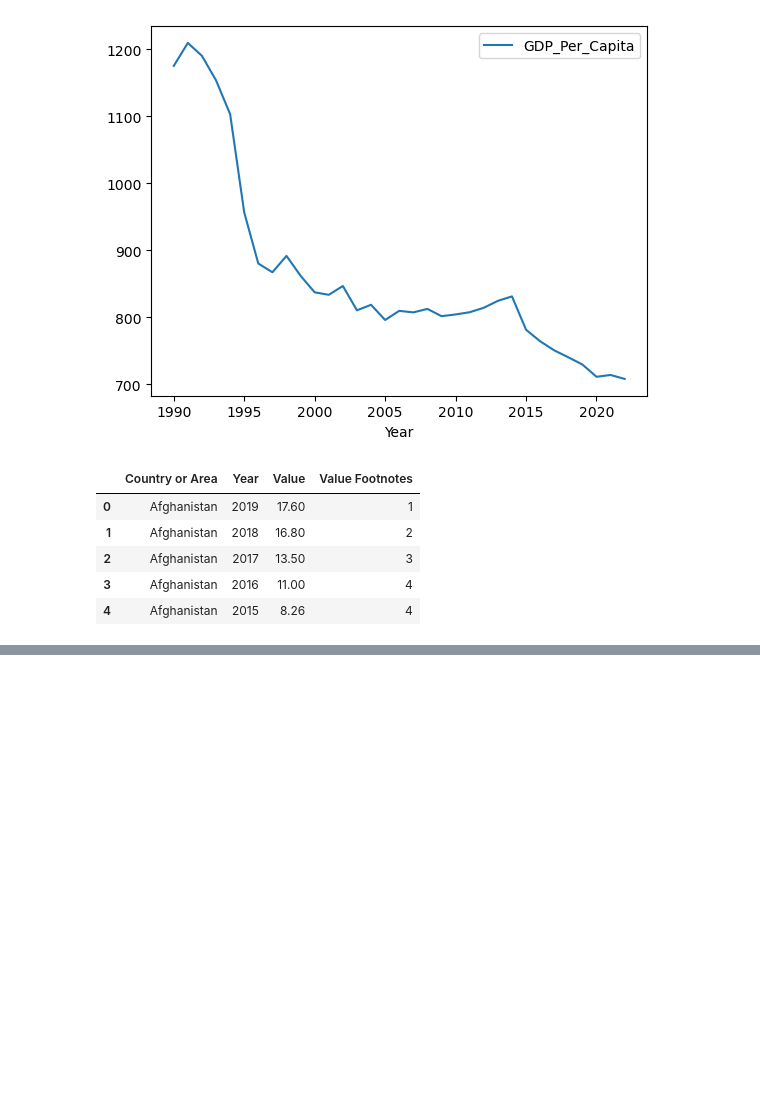
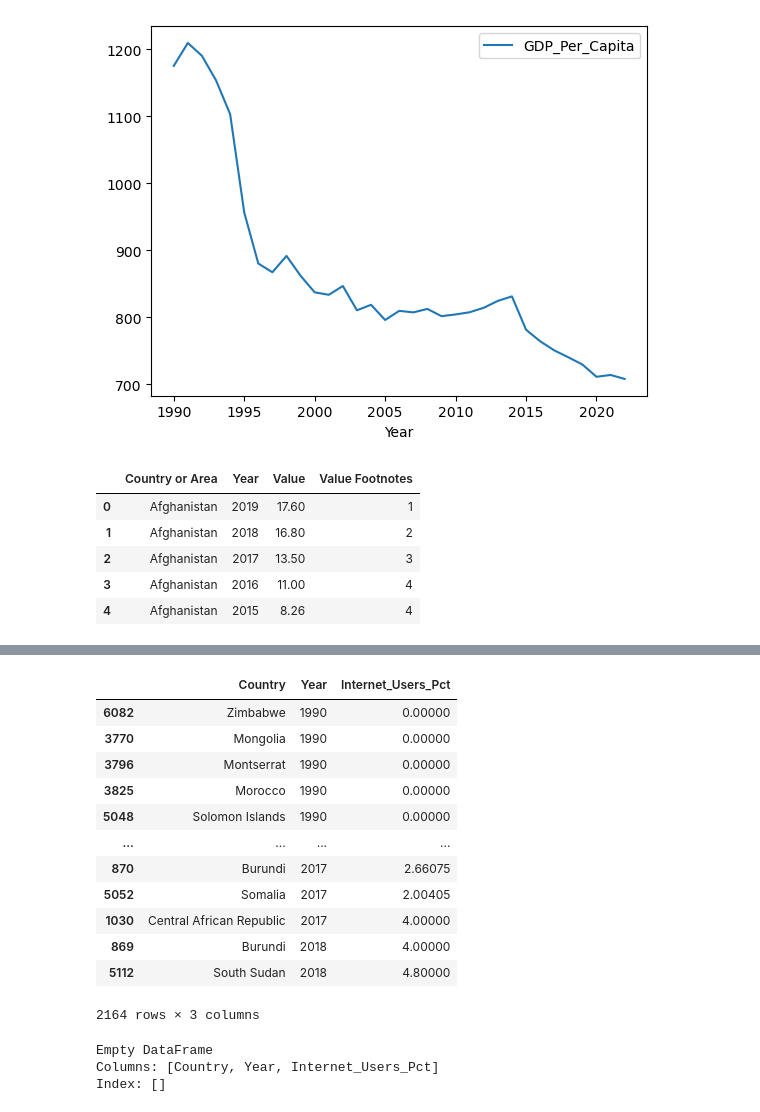
Before and after one commit to NSS-Data-Analytics-Cohort-13/un-exploration-destenyb, a Jupyter notebook: notebooks/UN_Proj_1.ipynb, the cells around one changed output, grey strips where cells are left out. Drawn from its saved outputs; the diff is of its cells as text; code cells hidden in the pictures; blank space fills up the shorter version.

```diff
--- a/notebooks/UN_Proj_1.ipynb
+++ b/notebooks/UN_Proj_1.ipynb
@@ -354,0 +367,22 @@ internet_df[internet_df['Internet_Users_Pct']>1].sort_values('Year').head()
+# %%
+internet_df[internet_df['Internet_Users_Pct']<5].sort_values('Year')
+# %% [output]
+|  | Country | Year | Internet_Users_Pct |
+| 6082 | Zimbabwe | 1990 | 0.00000 |
+| 3770 | Mongolia | 1990 | 0.00000 |
+| 3796 | Montserrat | 1990 | 0.00000 |
+| 3825 | Morocco | 1990 | 0.00000 |
+| 5048 | Solomon Islands | 1990 | 0.00000 |
+| ... | ... | ... | ... |
+| 870 | Burundi | 2017 | 2.66075 |
+| 5052 | Somalia | 2017 | 2.00405 |
+| 1030 | Central African Republic | 2017 | 4.00000 |
+| 869 | Burundi | 2018 | 4.00000 |
+| 5112 | South Sudan | 2018 | 4.80000 |
+2164 rows × 3 columns
+# %%
+print(internet_df[internet_df['Year'] == 2014])
+# %% [output]
+Empty DataFrame
+Columns: [Country, Year, Internet_Users_Pct]
+Index: []
```
Also changed, not shown: parts of 18 cells of this notebook, 2 other files.
